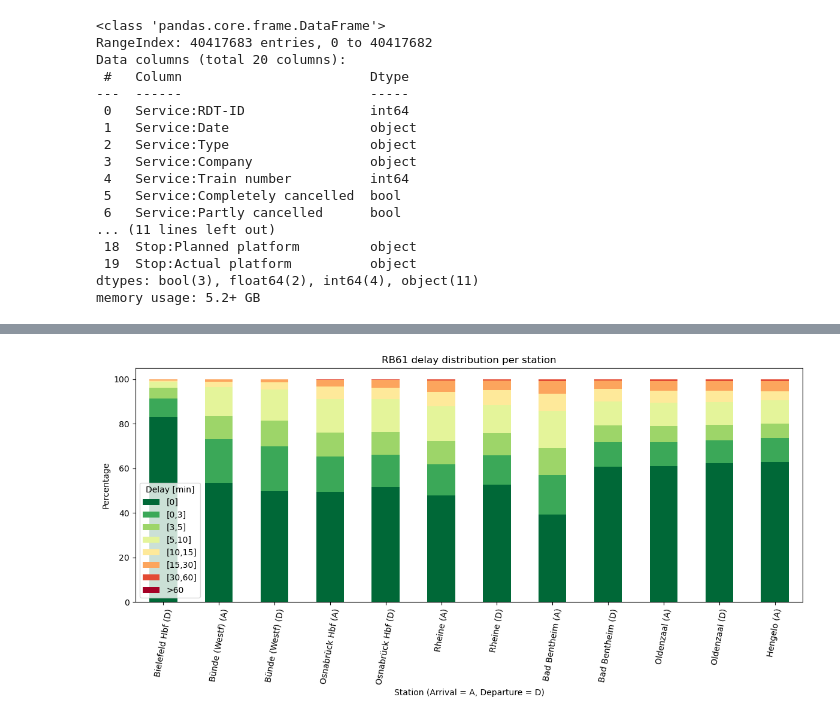
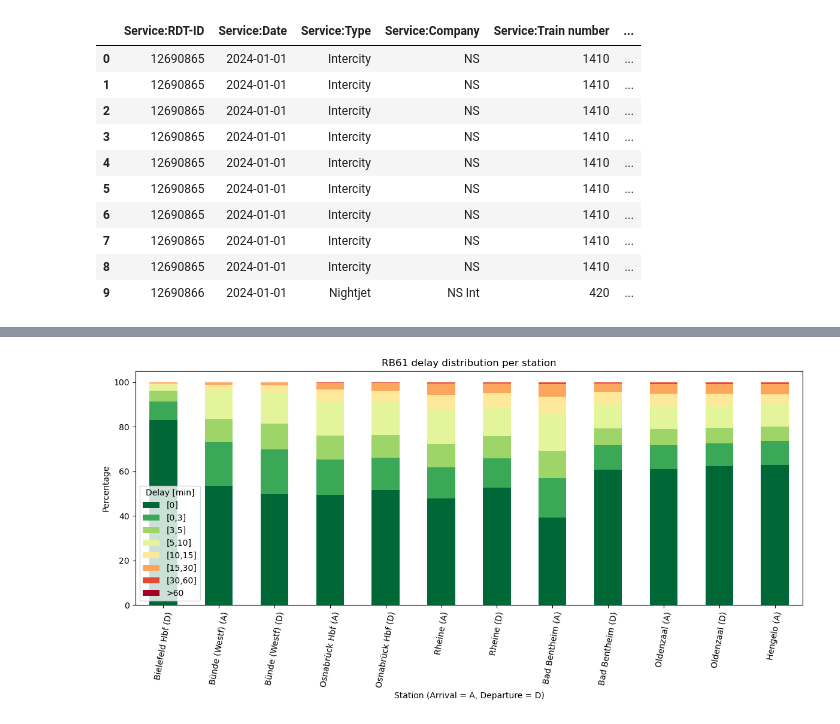
Before and after one commit to NielsvanderRijst/TIL5050-Delayed-ICE, a Jupyter notebook: delay.ipynb, the cells around one changed output, grey strips where cells are left out. Saved outputs shown, nothing was run; the diff lists cells and outputs as text; code cells hidden in the pictures.

```diff
--- a/delay.ipynb
+++ b/delay.ipynb
@@ -4,34 +4,34 @@ import matplotlib.pyplot as plt
 import matplotlib.cm as cm
 import numpy as np
 # %%
+df = pd.DataFrame()
 df2024 = pd.read_csv("Services/services-2024.csv")
 df2025_1 = pd.read_csv("Services/services-2025-01.csv")
 df2025_2 = pd.read_csv("Services/services-2025-02.csv")
 df2025_3 = pd.read_csv("Services/services-2025-03.csv")
 df2025_4 = pd.read_csv("Services/services-2025-04.csv")
 df2025_5 = pd.read_csv("Services/services-2025-05.csv")
 df2025_6 = pd.read_csv("Services/services-2025-06.csv")
 df2025_7 = pd.read_csv("Services/services-2025-07.csv")
 df2025_8 = pd.read_csv("Services/services-2025-08.csv")
 df2025_9 = pd.read_csv("Services/services-2025-09.csv")
 df2025_10 = pd.read_csv("Services/services-2025-10.csv")
-df = pd.concat([df2024, df2025_1, df2025_2, df2025_3, df2025_4, df2025_5, df2025_6, df2025_7, df2025_8, df2025_9, df2025_10], ignore_index=True)
-df.info()
+
+dataframes_to_add = [df2024, df2025_1, df2025_2, df2025_3, df2025_4, df2025_5, df2025_6, df2025_7, df2025_8, df2025_9, df2025_10]
+
+for i in dataframes_to_add:
+    df = pd.concat([df, i], ignore_index=True)
+
+df.head(10)
 # %% [output]
-<class 'pandas.core.frame.DataFrame'>
-RangeIndex: 40417683 entries, 0 to 40417682
-Data columns (total 20 columns):
- #   Column                        Dtype
----  ------                        -----
- 0   Service:RDT-ID                int64
- 1   Service:Date                  object
- 2   Service:Type                  object
- 3   Service:Company               object
- 4   Service:Train number          int64
- 5   Service:Completely cancelled  bool
- 6   Service:Partly cancelled      bool
-... (11 lines left out)
- 18  Stop:Planned platform         object
- 19  Stop:Actual platform          object
-dtypes: bool(3), float64(2), int64(4), object(11)
-memory usage: 5.2+ GB
+|  | Service:RDT-ID | Service:Date | Service:Type | Service:Company | Service:Train number | ... |
+| 0 | 12690865 | 2024-01-01 | Intercity | NS | 1410 | ... |
+| 1 | 12690865 | 2024-01-01 | Intercity | NS | 1410 | ... |
+| 2 | 12690865 | 2024-01-01 | Intercity | NS | 1410 | ... |
+| 3 | 12690865 | 2024-01-01 | Intercity | NS | 1410 | ... |
+| 4 | 12690865 | 2024-01-01 | Intercity | NS | 1410 | ... |
+| 5 | 12690865 | 2024-01-01 | Intercity | NS | 1410 | ... |
+| 6 | 12690865 | 2024-01-01 | Intercity | NS | 1410 | ... |
+| 7 | 12690865 | 2024-01-01 | Intercity | NS | 1410 | ... |
+| 8 | 12690865 | 2024-01-01 | Intercity | NS | 1410 | ... |
+| 9 | 12690866 | 2024-01-01 | Nightjet | NS Int | 420 | ... |
```
Also changed, not shown: parts of 4 cells of this notebook, 16 other files.
